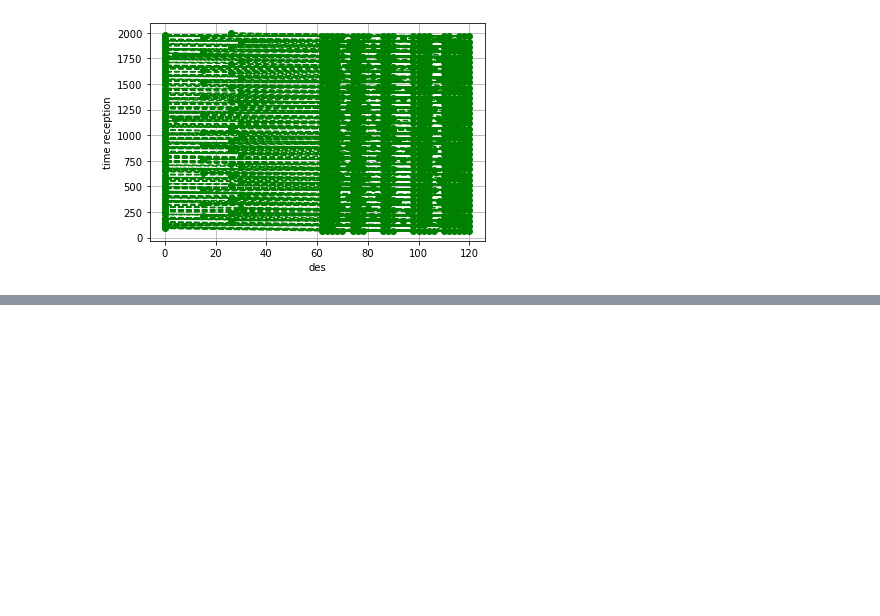
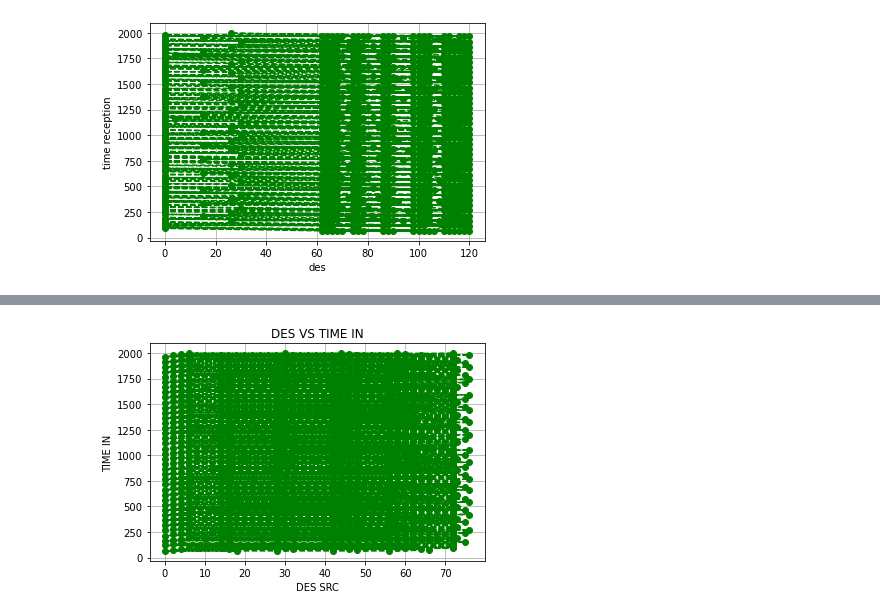
Before and after one commit to malay20002712/Code-analysis-Python, a Jupyter notebook: fog2 random topology.ipynb, the cells around one changed output, grey strips where cells are left out. Drawn from its saved outputs; the diff is of its cells as text; code cells hidden in the pictures; blank space fills up the shorter version.

```diff
--- a/fog2 random topology.ipynb
+++ b/fog2 random topology.ipynb
@@ -674,0 +935,3 @@ plt.show ()
+# %%
+des_src = df ['DES.src'].tolist ()
+des_src
@@ -674,0 +1052,9 @@ plt.show ()
+# %%
+plt.plot (des_src, time_in, linestyle = 'dashed', marker = 'o', color = 'green')
+plt.xlabel ('DES SRC')
+plt.ylabel ('TIME IN')
+plt.title ('DES VS TIME IN')
+plt.grid (True)
+plt.show ()
+# %% [output]
+[figure, added]
```
Also changed, not shown: parts of 105 cells of this notebook.
